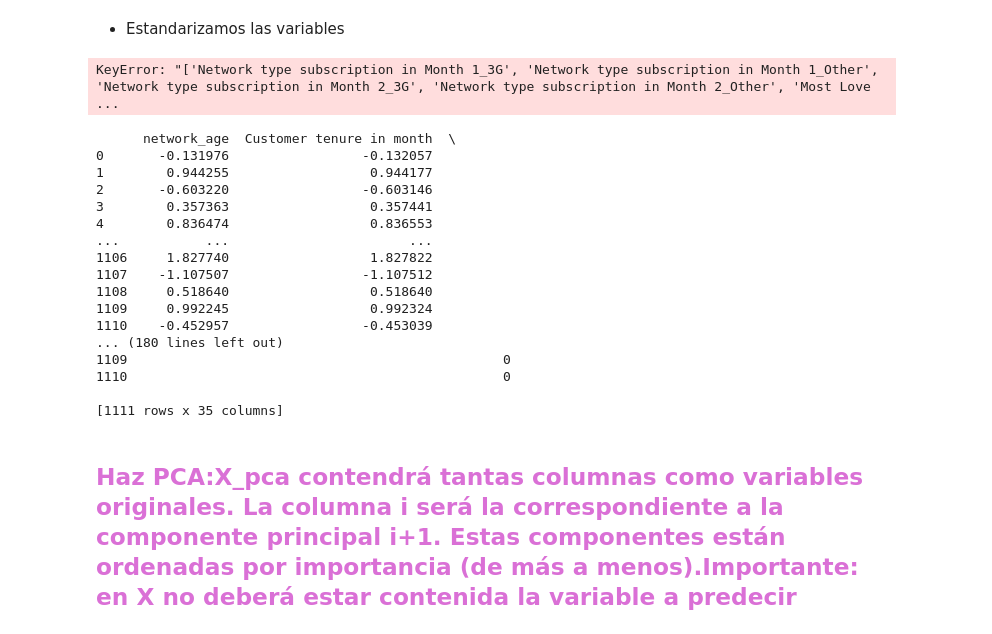
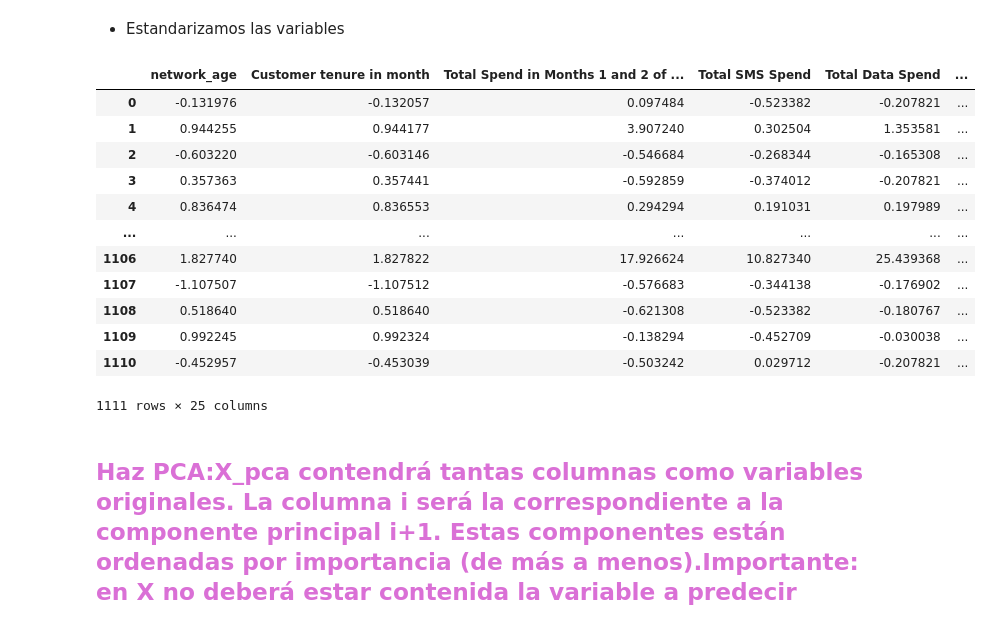
Before and after one commit to daviloncio/repositorio2, a Jupyter notebook: p4_aa/practica4.ipynb, the cells around one changed output. Drawn from its saved outputs; the diff is of its cells as text; code cells hidden in the pictures.

```diff
--- a/p4_aa/practica4.ipynb
+++ b/p4_aa/practica4.ipynb
@@ -59,33 +59,21 @@ cols_num=data.loc[:, data.dtypes != object]
 import sklearn
 from sklearn.preprocessing import StandardScaler
 # %%
-
-x_train =pd.DataFrame (pd.get_dummies(data, drop_first= True, dtype = int, columns=list(cols_cat)))
-col_num_names=cols_num.columns
+data =pd.get_dummies(data, drop_first= True,dtype=int, columns=cols_cat.columns)
 xscaler = StandardScaler() ;
-
-x_train = pd.DataFrame (xscaler.fit_transform(data),columns=col_num_names)   #scalado
-
-#x_train=pd.concat([cols_num,cols_cat],axis=1)
+x_train = pd.DataFrame (xscaler.fit_transform(data),columns=data.columns)   #scalado
+x_train
 # %% [output]
+|  | network_age | Customer tenure in month | Total Spend in Months 1 and 2 of ... | Total SMS Spend | Total Data Spend | ... |
+| 0 | -0.131976 | -0.132057 | 0.097484 | -0.523382 | -0.207821 | ... |
+| 1 | 0.944255 | 0.944177 | 3.907240 | 0.302504 | 1.353581 | ... |
+| 2 | -0.603220 | -0.603146 | -0.546684 | -0.268344 | -0.165308 | ... |
+| 3 | 0.357363 | 0.357441 | -0.592859 | -0.374012 | -0.207821 | ... |
+| 4 | 0.836474 | 0.836553 | 0.294294 | 0.191031 | 0.197989 | ... |
+| ... | ... | ... | ... | ... | ... | ... |
+| 1106 | 1.827740 | 1.827822 | 17.926624 | 10.827340 | 25.439368 | ... |
+| 1107 | -1.107507 | -1.107512 | -0.576683 | -0.344138 | -0.176902 | ... |
+| 1108 | 0.518640 | 0.518640 | -0.621308 | -0.523382 | -0.180767 | ... |
+| 1109 | 0.992245 | 0.992324 | -0.138294 | -0.452709 | -0.030038 | ... |
+| 1110 | -0.452957 | -0.453039 | -0.503242 | 0.029712 | -0.207821 | ... |
-KeyError: "['Network type subscription in Month 1_3G', 'Network type subscription in Month 1_Other', 'Network type subscription in Month 2_3G', 'Network type subscription in Month 2_Other', 'Most Love ...
+1111 rows × 25 columns
-# %%
-print(x_train)
-# %% [output]
-      network_age  Customer tenure in month  \
-0       -0.131976                 -0.132057
-1        0.944255                  0.944177
-2       -0.603220                 -0.603146
-3        0.357363                  0.357441
-4        0.836474                  0.836553
-...           ...                       ...
-1106     1.827740                  1.827822
-1107    -1.107507                 -1.107512
-1108     0.518640                  0.518640
-1109     0.992245                  0.992324
-1110    -0.452957                 -0.453039
-... (180 lines left out)
-1109                                                0
-1110                                                0
-
-[1111 rows x 35 columns]
```
Also changed, not shown: parts of 5 cells of this notebook.
